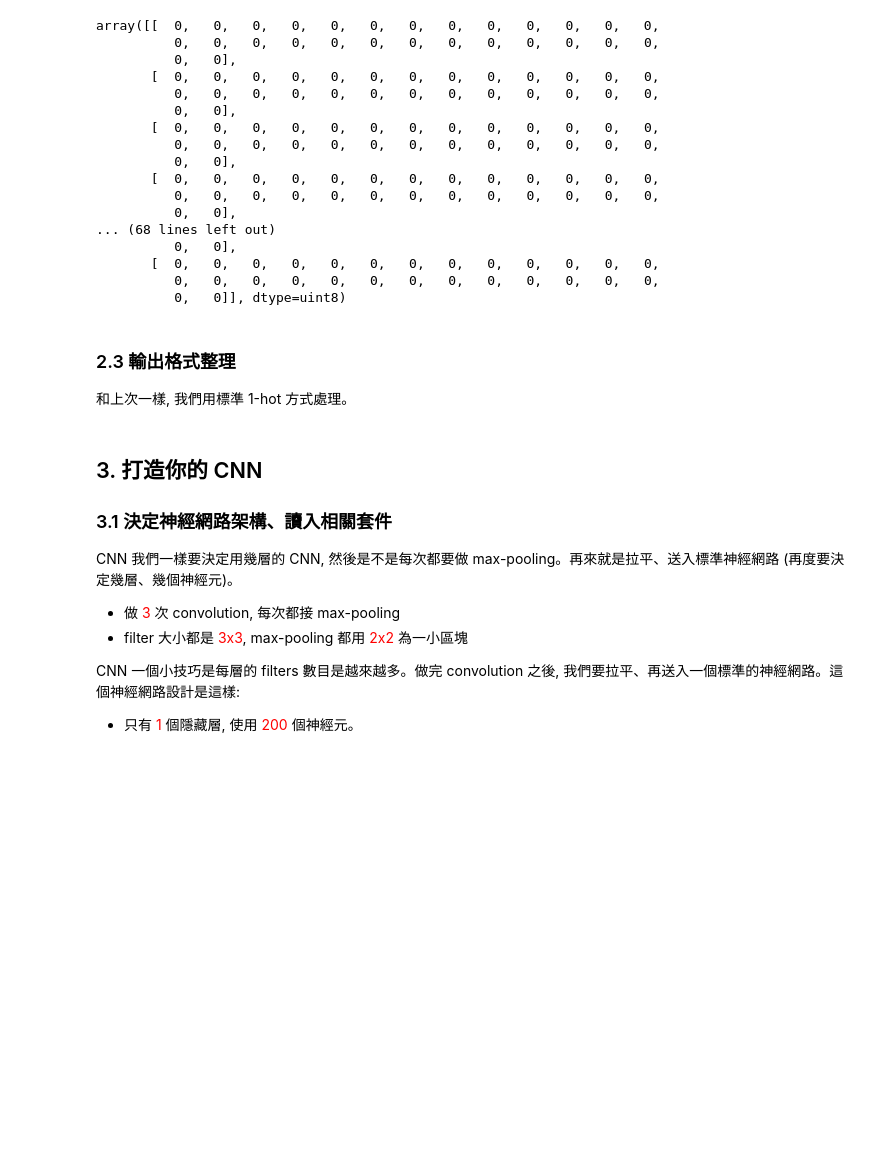
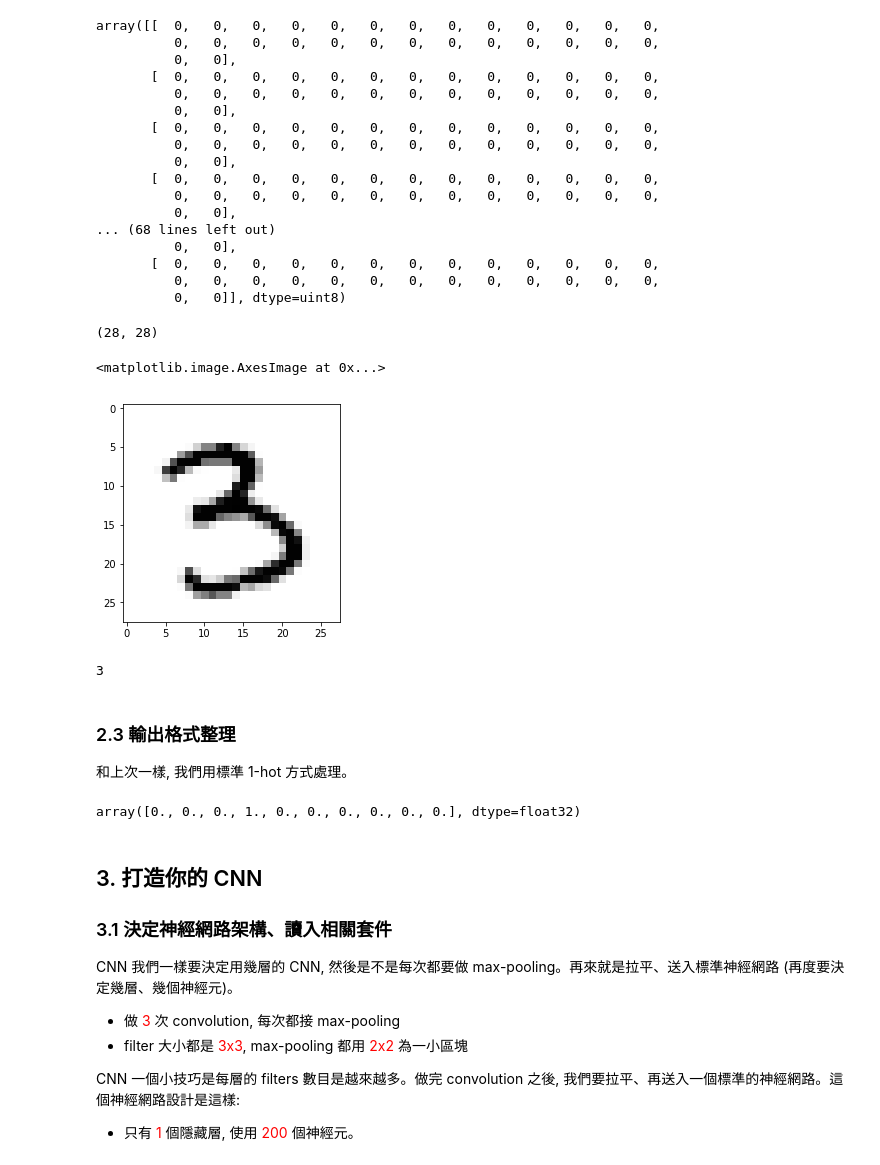
Before and after one commit to yenlung/Deep-Learning-MOOC, a Jupyter notebook: 02-1. 用CNN圖形辨識（還是MNIST）.ipynb, the cells around one changed output. Cells and saved outputs as stored; diff of their text form; code cells hidden in the pictures; blank space fills up the shorter version.

```diff
--- a/02-1. 用CNN圖形辨識（還是MNIST）.ipynb
+++ b/02-1. 用CNN圖形辨識（還是MNIST）.ipynb
@@ -63,6 +63,21 @@ array([[  0,   0,   0,   0,   0,   0,   0,   0,   0,   0,   0,   0,   0,
        [  0,   0,   0,   0,   0,   0,   0,   0,   0,   0,   0,   0,   0,
           0,   0,   0,   0,   0,   0,   0,   0,   0,   0,   0,   0,   0,
           0,   0]], dtype=uint8)
+# %%
+X=x_train[9400][:,:,0]
+# %%
+X.shape
+# %% [output]
+(28, 28)
+# %%
+plt.imshow(X, cmap='Greys')
+# %% [output]
+<matplotlib.image.AxesImage at 0x...>
+[figure, added]
+# %%
+y_train[9400]
+# %% [output]
+3
 # %% [markdown]
 ### 2.3 輸出格式整理
 
@@ -72,6 +87,10 @@ from keras.utils import np_utils
 # %%
 y_train = np_utils.to_categorical(y_train, 10)
 y_test = np_utils.to_categorical(y_test, 10)
+# %%
+y_train[9400]
+# %% [output]
+array([0., 0., 0., 1., 0., 0., 0., 0., 0., 0.], dtype=float32)
 # %% [markdown]
 ## 3. 打造你的 CNN
 
```
Also changed, not shown: parts of 4 cells of this notebook, 24 other files.
